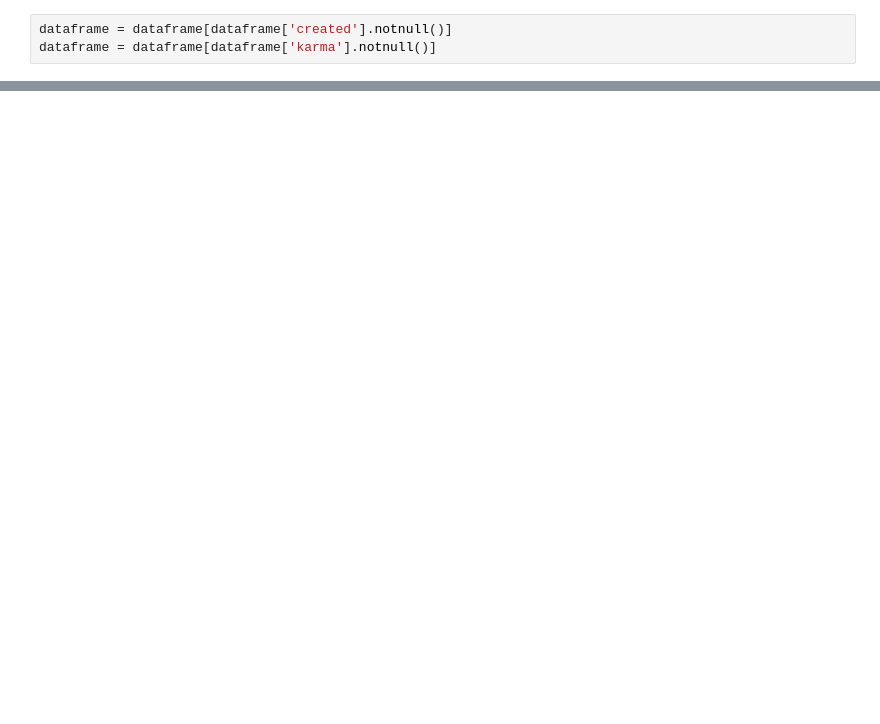
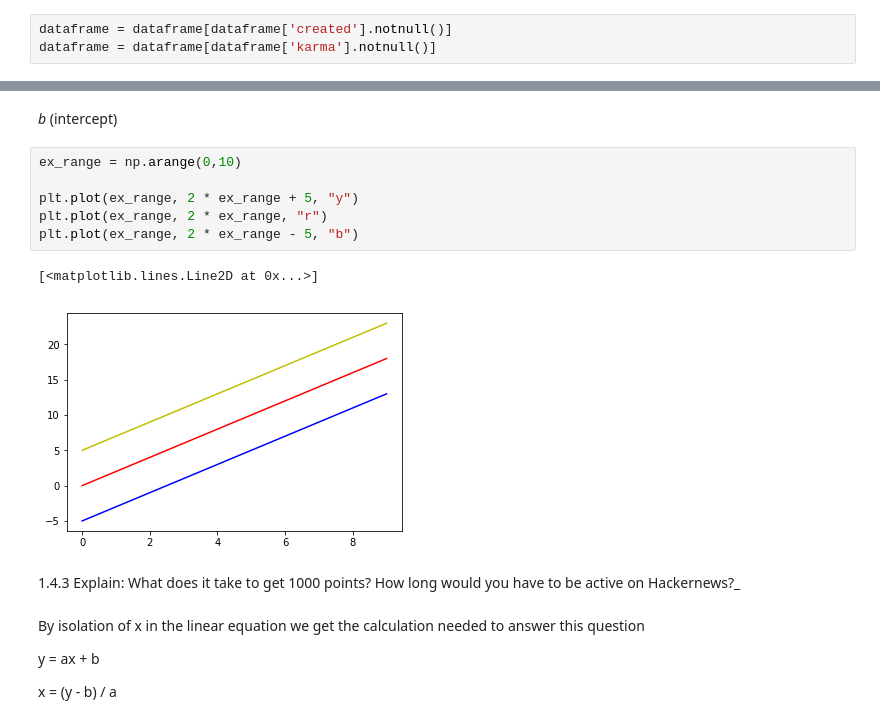
Before and after one commit to lakridserne/PowerSmiling, a Jupyter notebook: assignment_6/Assignment 6.ipynb, the cells around one changed output, grey strips where cells are left out. Saved outputs shown, nothing was run; the diff lists cells and outputs as text; blank space fills up the shorter version.

```diff
--- a/assignment_6/Assignment 6.ipynb
+++ b/assignment_6/Assignment 6.ipynb
@@ -63,0 +121,20 @@ array([54944.17572095])
+# %% [markdown]
+*b* (intercept)
+# %%
+ex_range = np.arange(0,10)
+
+plt.plot(ex_range, 2 * ex_range + 5, "y")
+plt.plot(ex_range, 2 * ex_range, "r")
+plt.plot(ex_range, 2 * ex_range - 5, "b")
+# %% [output]
+[<matplotlib.lines.Line2D at 0x...>]
+[figure, added]
+# %% [markdown]
+
+1.4.3 Explain: What does it take to get 1000 points? How long would you have to be active on Hackernews?_
+# %% [markdown]
+By isolation of x in the linear equation we get the calculation needed to answer this question
+
+y = ax + b
+
+x = (y - b) / a
```
Also changed, not shown: parts of 96 cells of this notebook, 1 other file.
